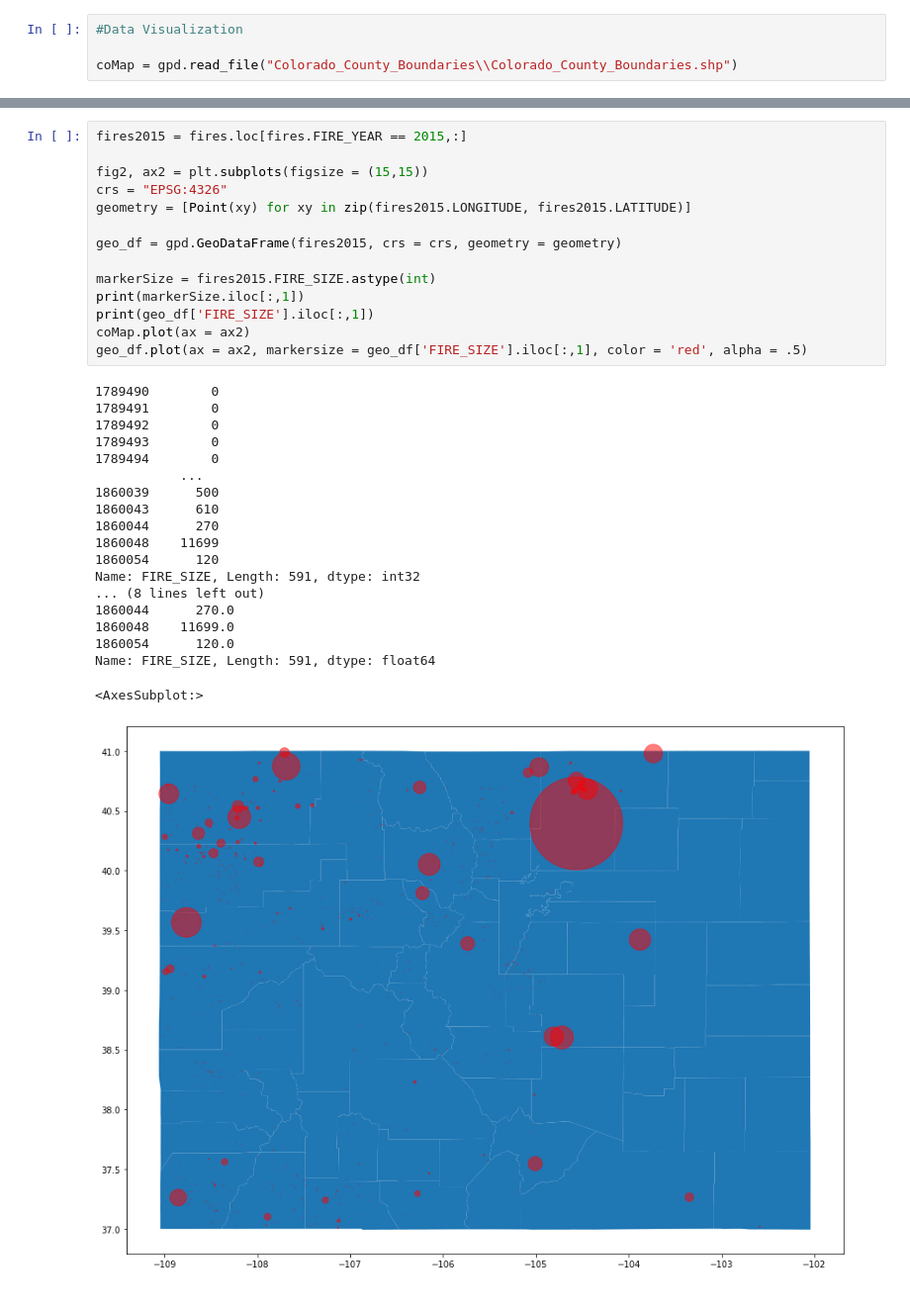
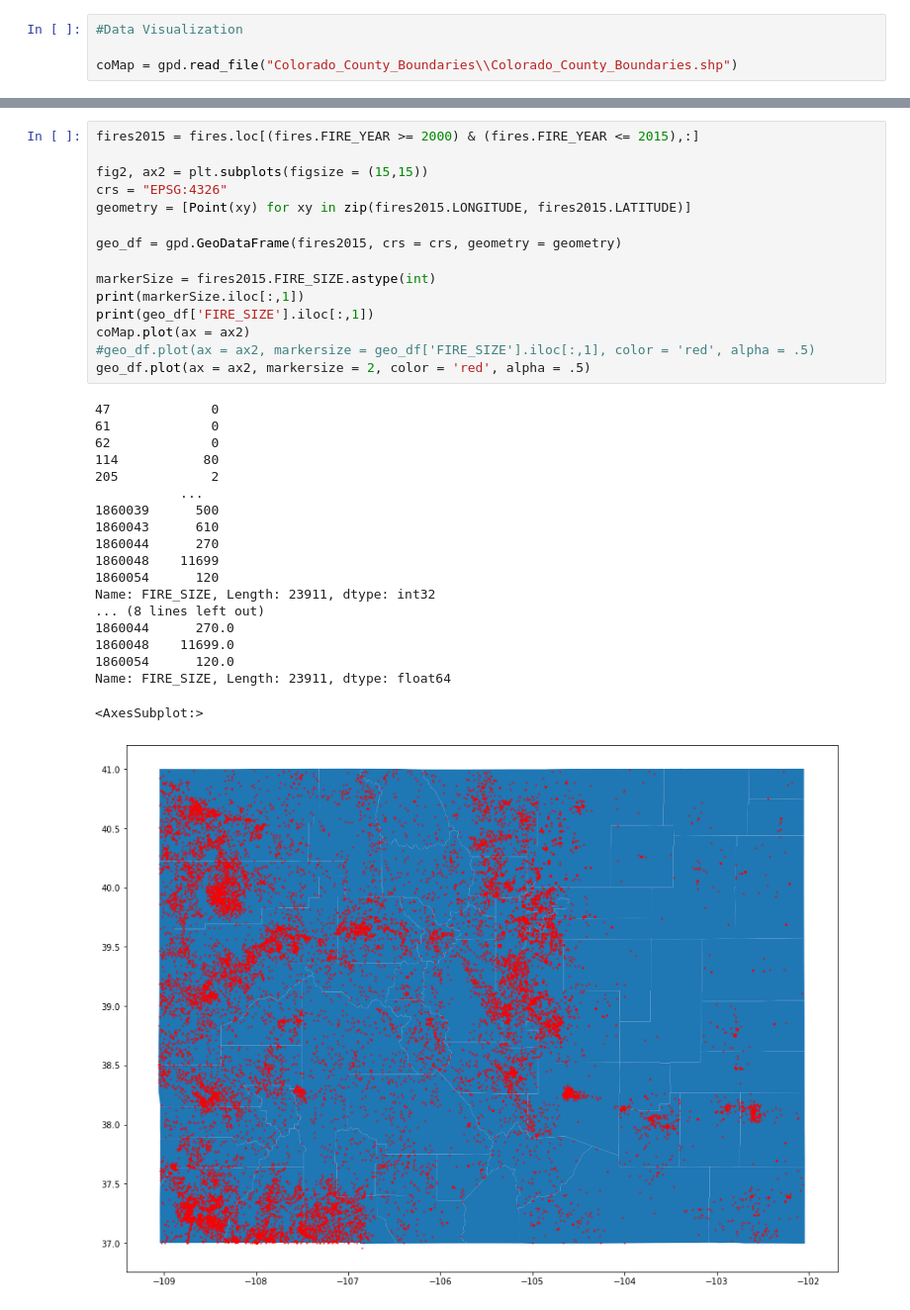
Before and after one commit to Paxton-P/Wildfire, a Jupyter notebook: Data Visualization.ipynb, the cells around one changed output, grey strips where cells are left out. Shown at 99% size. Cells and saved outputs as stored; diff of their text form.

```diff
--- a/Data Visualization.ipynb
+++ b/Data Visualization.ipynb
@@ -75,37 +79,38 @@ coMap.plot(ax = ax)
 # %%
-fires2015 = fires.loc[fires.FIRE_YEAR == 2015,:]
+fires2015 = fires.loc[(fires.FIRE_YEAR >= 2000) & (fires.FIRE_YEAR <= 2015),:]
 
 fig2, ax2 = plt.subplots(figsize = (15,15))
 crs = "EPSG:4326"
 geometry = [Point(xy) for xy in zip(fires2015.LONGITUDE, fires2015.LATITUDE)]
 
 geo_df = gpd.GeoDataFrame(fires2015, crs = crs, geometry = geometry)
 
 markerSize = fires2015.FIRE_SIZE.astype(int)
 print(markerSize.iloc[:,1])
 print(geo_df['FIRE_SIZE'].iloc[:,1])
 coMap.plot(ax = ax2)
-geo_df.plot(ax = ax2, markersize = geo_df['FIRE_SIZE'].iloc[:,1], color = 'red', alpha = .5)
+#geo_df.plot(ax = ax2, markersize = geo_df['FIRE_SIZE'].iloc[:,1], color = 'red', alpha = .5)
+geo_df.plot(ax = ax2, markersize = 2, color = 'red', alpha = .5)
 # %% [output]
-1789490        0
-1789491        0
-1789492        0
-1789493        0
-1789494        0
+47             0
+61             0
+62             0
+114           80
+205            2
            ...
 1860039      500
 1860043      610
 1860044      270
 1860048    11699
 1860054      120
-Name: FIRE_SIZE, Length: 591, dtype: int32
+Name: FIRE_SIZE, Length: 23911, dtype: int32
 ... (8 lines left out)
 1860044      270.0
 1860048    11699.0
 1860054      120.0
-Name: FIRE_SIZE, Length: 591, dtype: float64
+Name: FIRE_SIZE, Length: 23911, dtype: float64
 <AxesSubplot:>
-[figure, old version]
+[figure, new version]
 # %%
 fires2015.loc[fires2015['FIRE_SIZE'].idxmax()]
 # %% [output]
```
Also changed, not shown: parts of 6 cells of this notebook.
